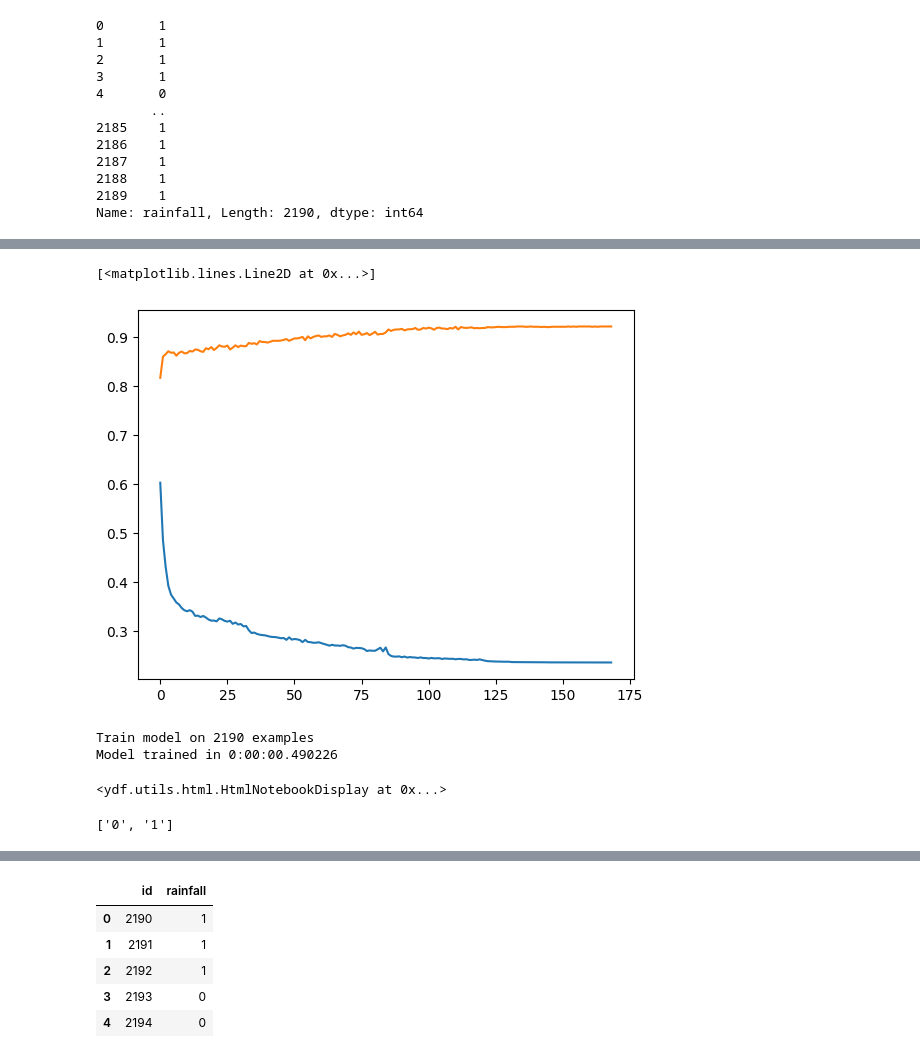
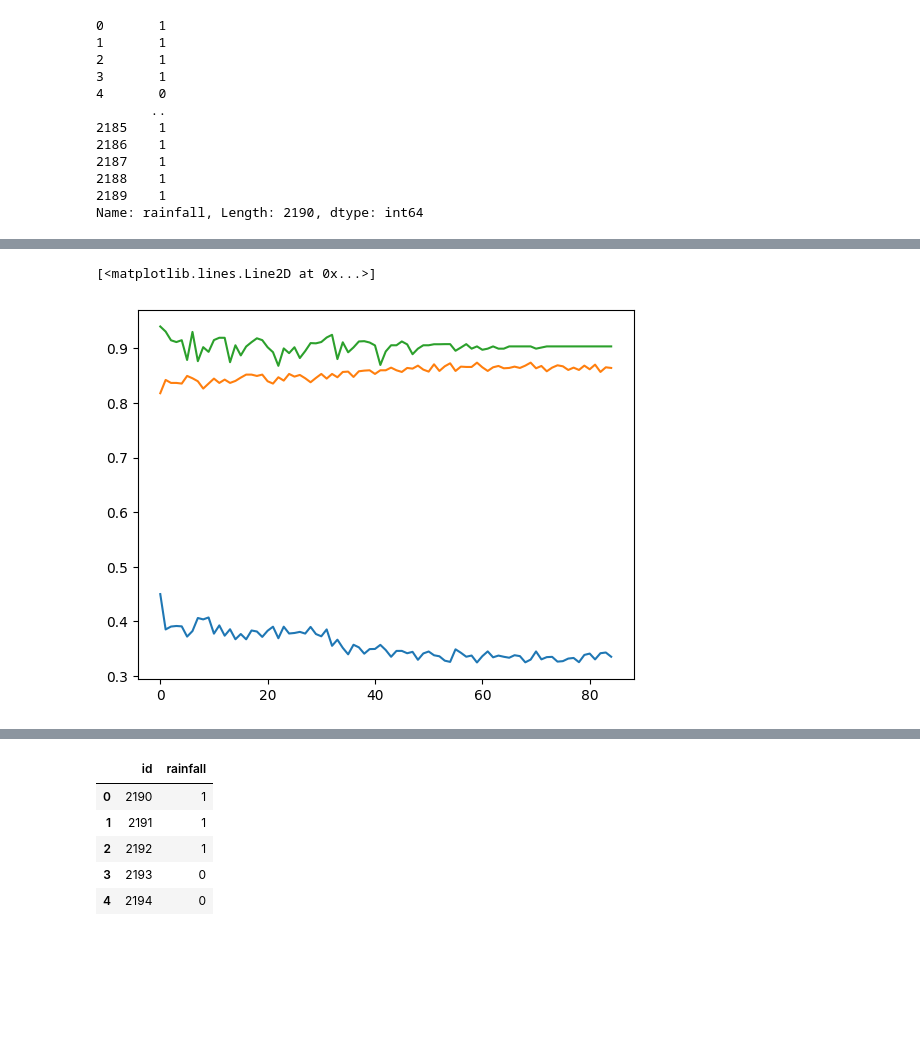
Before and after one commit to isfar12/Machine-Learning, a Jupyter notebook: Contest_journey/rainfall_predict.ipynb, the cells around one changed output, grey strips where cells are left out. Saved outputs shown, nothing was run; the diff lists cells and outputs as text; code cells hidden in the pictures; blank space fills up the shorter version.

```diff
--- a/Contest_journey/rainfall_predict.ipynb
+++ b/Contest_journey/rainfall_predict.ipynb
@@ -123,11 +150,22 @@ x_test,x_train,y_train,y_test=train_test_split(X,Y,test_size=.2)
 # %%
-from tensorflow.keras.layers import Dense,Dropout,BatchNormalization
+import tensorflow as tf
+from tensorflow.keras.layers import Dense, Dropout, BatchNormalization
 
-tf_model=tf.keras.Sequential([
-    Dense(32, activation='relu', input_shape=(X.shape[1],)),  # Input layer
-    Dense(16, activation='relu'),  # Hidden layer
-    Dense(8, activation='relu'),   # Another hidden layer
-    Dense(1, activation='sigmoid')  # Output layer (sigmoid for binary classification
+# Define the model
+tf_model = tf.keras.Sequential([
+    Dense(64, activation='relu', input_shape=(X.shape[1],)),
+    BatchNormalization(),
+    Dropout(0.3),
+
+    Dense(64, activation='relu'),
+    BatchNormalization(),
+    Dropout(0.3),
+
+    Dense(32, activation='relu'),
+    BatchNormalization(),
+    Dropout(0.2),
+
+    Dense(1, activation='sigmoid')  # Output layer for binary classification
 ])
 # %%
 tf_model.summary()
@@ -150,13 +194,13 @@ Model: "sequential_10"
 # %%
-tf_model.compile(optimizer=tf.keras.optimizers.Adam(.01),loss=tf.keras.losses.BinaryCrossentropy(from_logits=False),metrics=['accuracy', 'AUC', 'Precision', 'Recall'])
+tf_model.compile(optimizer=tf.keras.optimizers.Adam(.1),loss=tf.keras.losses.BinaryCrossentropy(from_logits=False),metrics=['accuracy', 'AUC', 'Precision'])
 # %%
 lr_scheduler = tf.keras.callbacks.ReduceLROnPlateau(
-    monitor='accuracy', factor=0.3, patience=10, min_lr=1e-6
+    monitor='val_Precision', factor=0.3, patience=10, min_lr=1e-6
 )
 early_stopping = tf.keras.callbacks.EarlyStopping(
-    monitor='accuracy', patience=35, restore_best_weights=True
+    monitor='accuracy', patience=25, restore_best_weights=True
 )
 # %%
-history=tf_model.fit(X,Y,epochs=200,validation_split=0.25,callbacks=[early_stopping,lr_scheduler],verbose=1)
+history=tf_model.fit(X,Y,epochs=200,validation_split=0.25,batch_size=32,callbacks=[early_stopping,lr_scheduler])
 # %% [output]
 Epoch 1/200
@@ -179,28 +223,18 @@ Epoch 169/200
 # %%
 
 plt.plot(history.history["loss"])
 plt.plot(history.history["accuracy"])
+plt.plot(history.history["val_Precision"])
 # %% [output]
 [<matplotlib.lines.Line2D at 0x...>]
-[figure, old version]
+[figure, new version]
 # %%
-ydf_model=ydf.RandomForestLearner(
-    label="rainfall",
-    split_axis="SPARSE_OBLIQUE",
-    sparse_oblique_normalization="MIN_MAX",
-    sparse_oblique_num_projections_exponent=1.0,
-    growing_strategy="BEST_FIRST_GLOBAL",
-    num_candidate_attributes_ratio=0.9,
-    task=ydf.Task.CLASSIFICATION
-    ).train(df)
+# ydf_model=ydf.RandomForestLearner(
+#     label="rainfall",
+#     split_axis="SPARSE_OBLIQUE",
+#     sparse_oblique_normalization="MIN_MAX",
+#     sparse_oblique_num_projections_exponent=1.0,
+#     growing_strategy="BEST_FIRST_GLOBAL",
+#     num_candidate_attributes_ratio=0.9,
+#     task=ydf.Task.CLASSIFICATION
+#     ).train(df)
-# %% [output]
-Train model on 2190 examples
-Model trained in 0:00:00.490226
-# %%
-ydf_model.describe()
-# %% [output]
-<ydf.utils.html.HtmlNotebookDisplay at 0x...>
-# %%
-ydf_model.label_classes()
-# %% [output]
-['0', '1']
```
Also changed, not shown: parts of 14 cells of this notebook, 3 other files.
